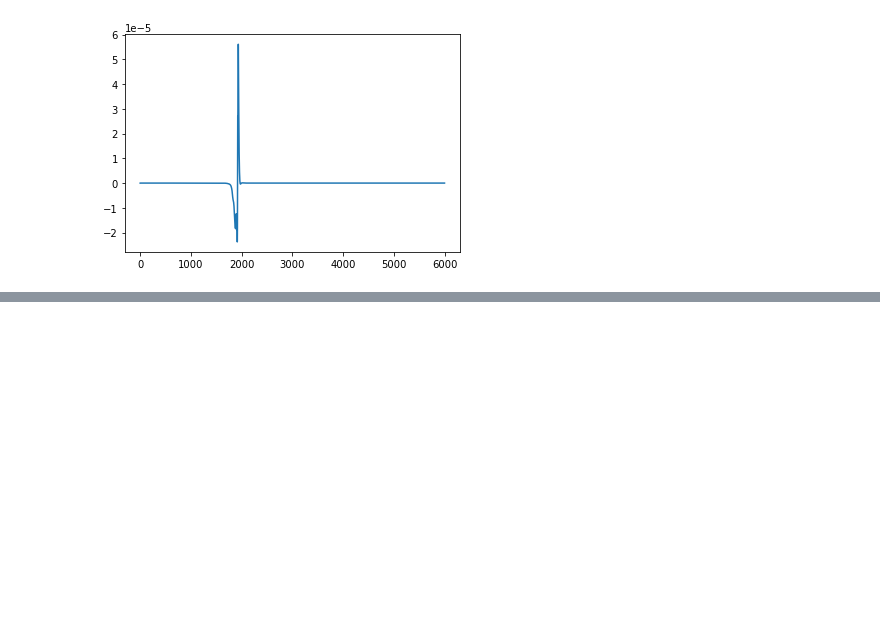
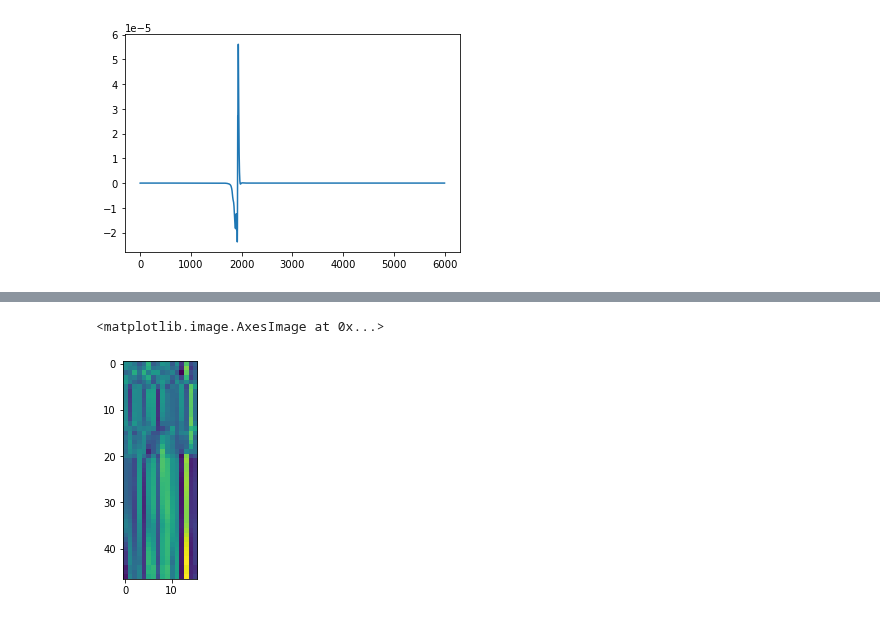
Before and after one commit to seisbench/seisbench, a Jupyter notebook: contrib/model_conversion/eqtransformer_conservative_conversion.ipynb, the cells around one changed output, grey strips where cells are left out. Cells and saved outputs as stored; diff of their text form; code cells hidden in the pictures; blank space fills up the shorter version.

```diff
--- a/contrib/model_conversion/eqtransformer_conservative_conversion.ipynb
+++ b/contrib/model_conversion/eqtransformer_conservative_conversion.ipynb
@@ -703,0 +795,7 @@ plt.plot(tf_s[0, :, 0] - s[0, :])
+# %%
+model.eval()
+with torch.no_grad():
+#     det, p, s = model(torch.tensor(wv, dtype=torch.float32))
+    det, p, s, layerout = model(torch.tensor(wv, dtype=torch.float32))
+#     layerout = layerout.numpy()
+print(layerout.shape)
@@ -703,0 +881,5 @@ plt.plot(tf_s[0, :, 0] - s[0, :])
+# %%
+plt.imshow(layerout[0].T)
+# %% [output]
+<matplotlib.image.AxesImage at 0x...>
+[figure, added]
```
Also changed, not shown: parts of 17 cells of this notebook, 1 other file.
